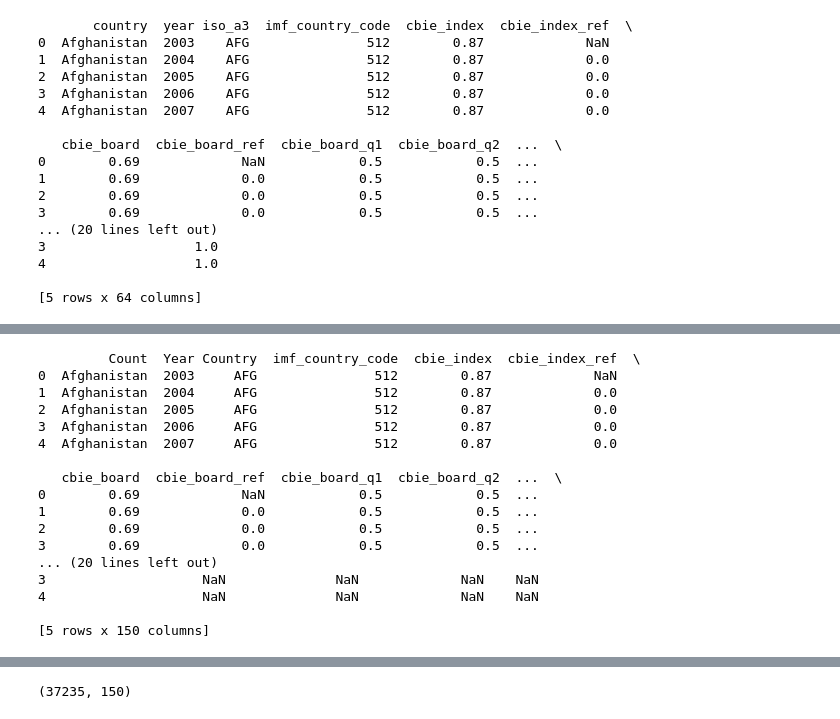
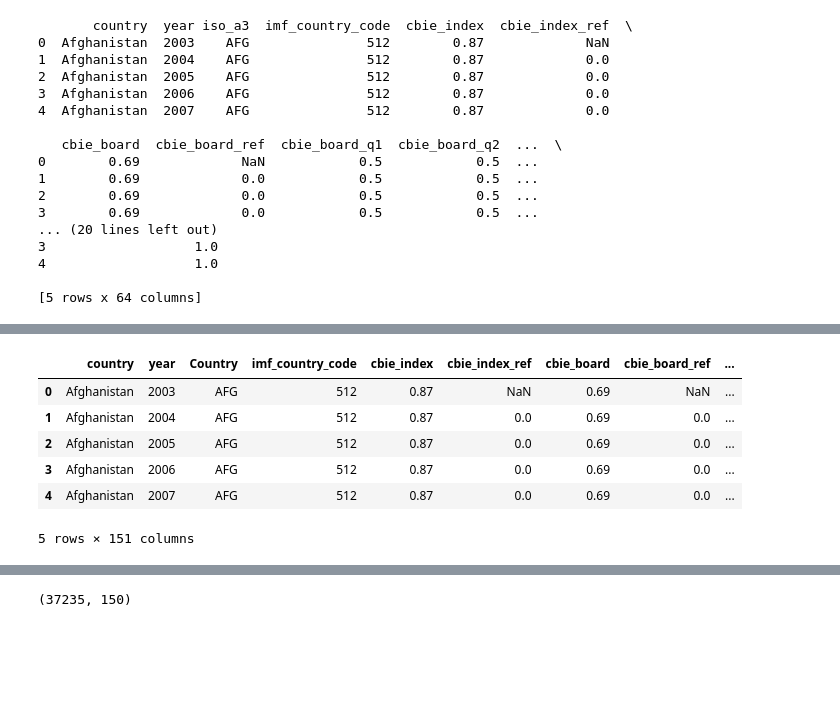
Before and after one commit to rizwan-mushtaq-blog/Project_CBS, a Jupyter notebook: CCS_CBI.ipynb, the cells around one changed output, grey strips where cells are left out. Cells and saved outputs as stored; diff of their text form; code cells hidden in the pictures; blank space fills up the shorter version.

```diff
--- a/CCS_CBI.ipynb
+++ b/CCS_CBI.ipynb
@@ -559,27 +575,17 @@ df_cbi.head()
 # %%
 # prompt: now merge df_cbi, merged_df on Country and Year, assume df_cbi is the master dataframe and ignore the index
 
 import pandas as pd
 # Merge df_cbi and merged_df on 'Country' and 'Year', using df_cbi as the master dataframe and ignoring the index
-merged_df1 = pd.merge(df_cbi, merged_df, on=['Country', 'Year'], how='left')
+merged_df1 = pd.merge(df_cbi, merged_df, on=['Country', 'year'], how='left')
 
-print(merged_df1.head())
+merged_df1.head()
 # %% [output]
+|  | country | year | Country | imf_country_code | cbie_index | cbie_index_ref | cbie_board | cbie_board_ref | ... |
+| 0 | Afghanistan | 2003 | AFG | 512 | 0.87 | NaN | 0.69 | NaN | ... |
+| 1 | Afghanistan | 2004 | AFG | 512 | 0.87 | 0.0 | 0.69 | 0.0 | ... |
+| 2 | Afghanistan | 2005 | AFG | 512 | 0.87 | 0.0 | 0.69 | 0.0 | ... |
+| 3 | Afghanistan | 2006 | AFG | 512 | 0.87 | 0.0 | 0.69 | 0.0 | ... |
+| 4 | Afghanistan | 2007 | AFG | 512 | 0.87 | 0.0 | 0.69 | 0.0 | ... |
-         Count  Year Country  imf_country_code  cbie_index  cbie_index_ref  \
-0  Afghanistan  2003     AFG               512        0.87             NaN
-1  Afghanistan  2004     AFG               512        0.87             0.0
-2  Afghanistan  2005     AFG               512        0.87             0.0
-3  Afghanistan  2006     AFG               512        0.87             0.0
-4  Afghanistan  2007     AFG               512        0.87             0.0
-
-   cbie_board  cbie_board_ref  cbie_board_q1  cbie_board_q2  ...  \
-0        0.69             NaN            0.5            0.5  ...
-1        0.69             0.0            0.5            0.5  ...
-2        0.69             0.0            0.5            0.5  ...
-3        0.69             0.0            0.5            0.5  ...
-... (20 lines left out)
-3                    NaN              NaN             NaN    NaN
-4                    NaN              NaN             NaN    NaN
-
-[5 rows x 150 columns]
+5 rows × 151 columns
 # %%
```
Also changed, not shown: parts of 9 cells of this notebook.
